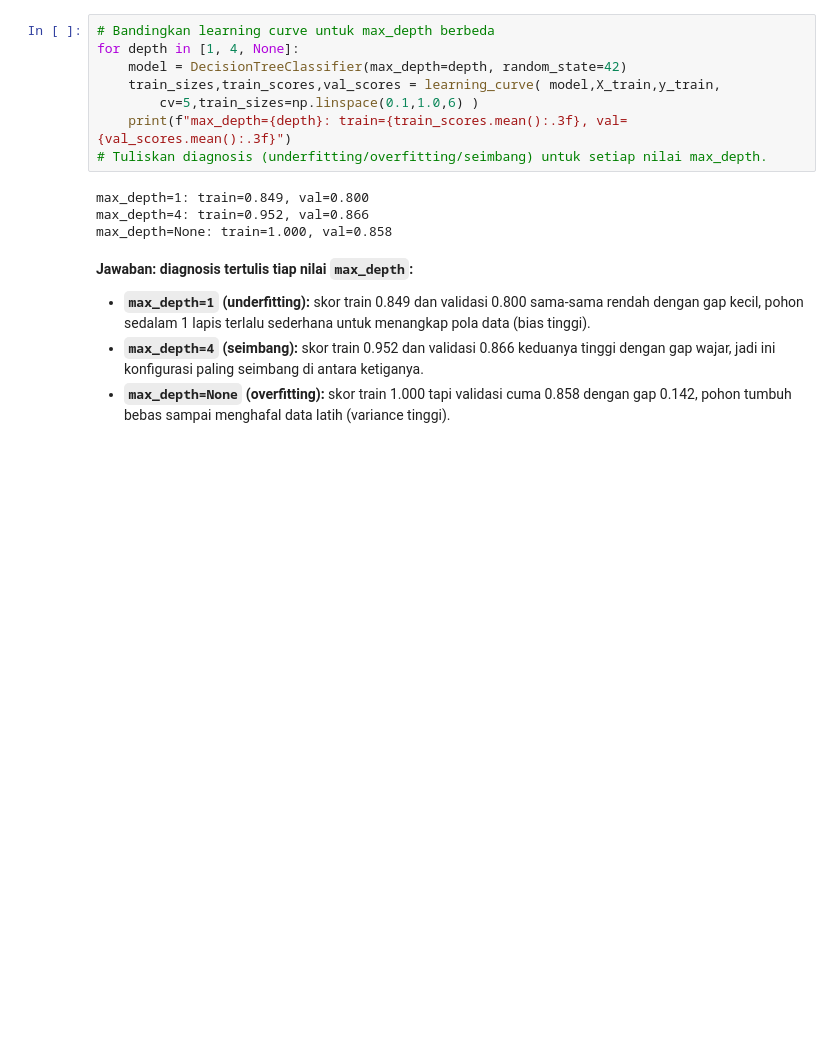
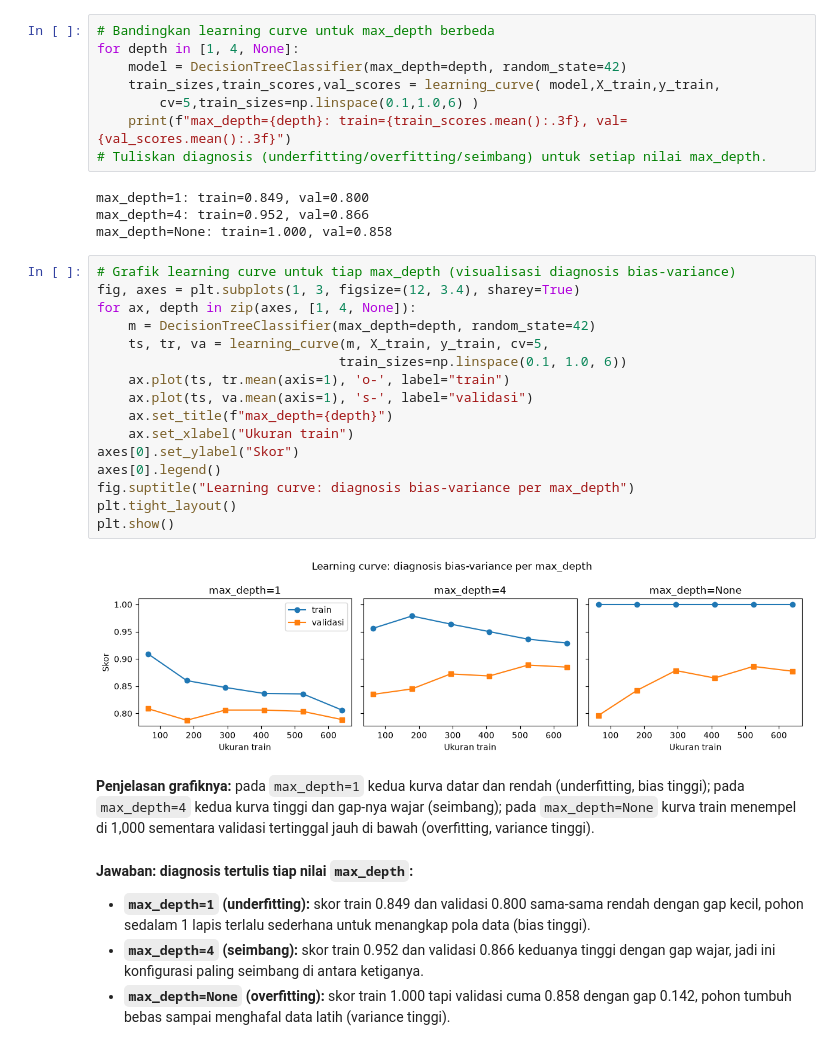
Before and after one commit to dandienter/praktikumML, a Jupyter notebook: bab-02-workflow-crisp-dm-bias-variance/praktikum-bab-02.ipynb, the cells around one changed output. Drawn from its saved outputs; the diff is of its cells as text; blank space fills up the shorter version.

```diff
--- a/bab-02-workflow-crisp-dm-bias-variance/praktikum-bab-02.ipynb
+++ b/bab-02-workflow-crisp-dm-bias-variance/praktikum-bab-02.ipynb
@@ -219,6 +234,26 @@ for depth in [1, 4, None]:
 max_depth=1: train=0.849, val=0.800
 max_depth=4: train=0.952, val=0.866
 max_depth=None: train=1.000, val=0.858
+# %%
+# Grafik learning curve untuk tiap max_depth (visualisasi diagnosis bias-variance)
+fig, axes = plt.subplots(1, 3, figsize=(12, 3.4), sharey=True)
+for ax, depth in zip(axes, [1, 4, None]):
+    m = DecisionTreeClassifier(max_depth=depth, random_state=42)
+    ts, tr, va = learning_curve(m, X_train, y_train, cv=5,
+                               train_sizes=np.linspace(0.1, 1.0, 6))
+    ax.plot(ts, tr.mean(axis=1), 'o-', label="train")
+    ax.plot(ts, va.mean(axis=1), 's-', label="validasi")
+    ax.set_title(f"max_depth={depth}")
+    ax.set_xlabel("Ukuran train")
+axes[0].set_ylabel("Skor")
+axes[0].legend()
+fig.suptitle("Learning curve: diagnosis bias-variance per max_depth")
+plt.tight_layout()
+plt.show()
+# %% [output]
+[figure, added]
+# %% [markdown]
+**Penjelasan grafiknya:** pada `max_depth=1` kedua kurva datar dan rendah (underfitting, bias tinggi); pada `max_depth=4` kedua kurva tinggi dan gap-nya wajar (seimbang); pada `max_depth=None` kurva train menempel di 1,000 sementara validasi tertinggal jauh di bawah (overfitting, variance tinggi).
 # %% [markdown]
 **Jawaban: diagnosis tertulis tiap nilai `max_depth`:**
 - **`max_depth=1` (underfitting):** skor train 0.849 dan validasi 0.800 sama-sama rendah dengan gap kecil, pohon sedalam 1 lapis terlalu sederhana untuk menangkap pola data (bias tinggi).
```
Also changed, not shown: parts of 2 cells of this notebook, 13 other files.
